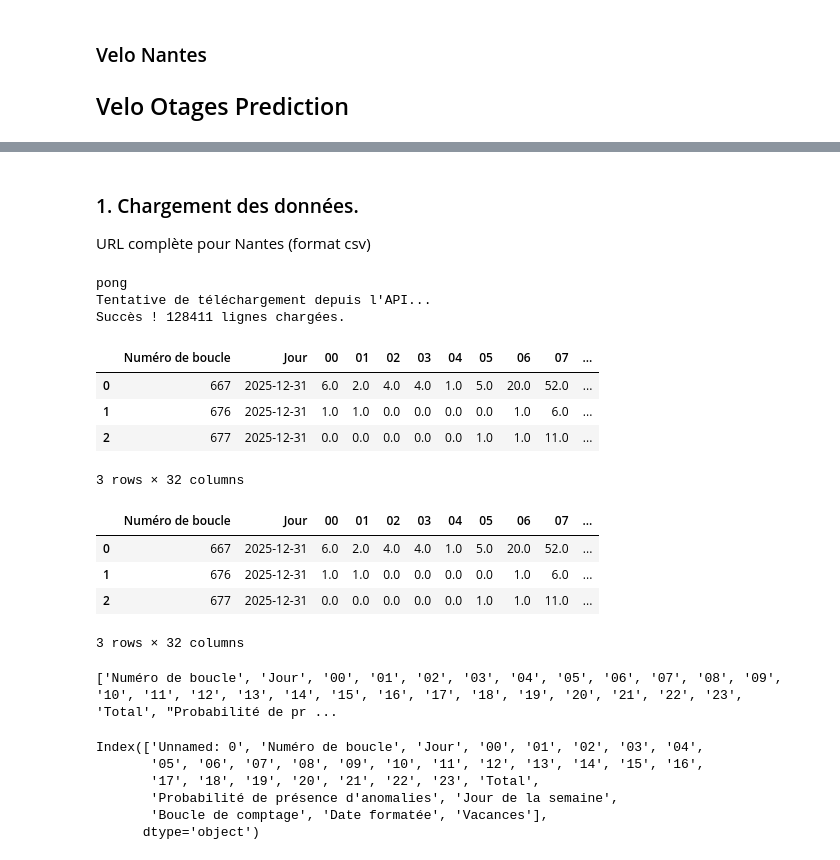
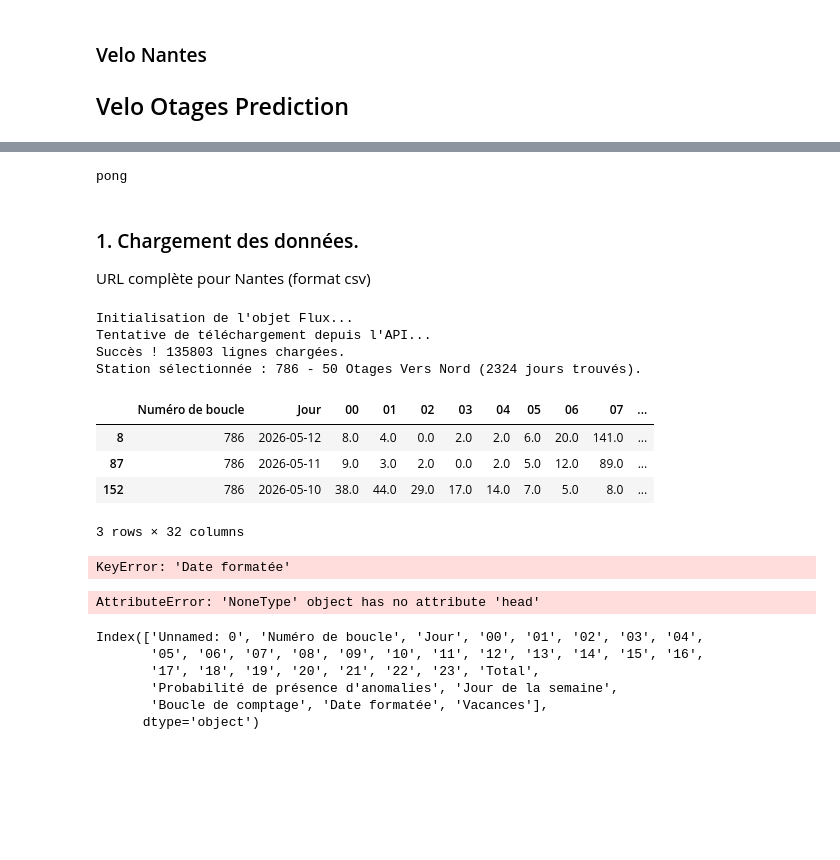
Before and after one commit to charourou/velonantes, a Jupyter notebook: velo_otages_predict.ipynb, the cells around one changed output, grey strips where cells are left out. Drawn from its saved outputs; the diff is of its cells as text; code cells hidden in the pictures; blank space fills up the shorter version.

```diff
--- a/velo_otages_predict.ipynb
+++ b/velo_otages_predict.ipynb
@@ -10,39 +16,55 @@ import matplotlib.pyplot as plt
 
 from sklearn.linear_model import LinearRegression
 from sklearn.model_selection import learning_curve, train_test_split, cross_val_score
+# %%
+from velodata.data import VeloData
+
+# Initialisation
+api = VeloData()
+api.ping()
+# %% [output]
+pong
 # %% [markdown]
 ### 1. Chargement des données.
 
 URL complète pour Nantes (format csv)
 # %%
-from velodata.data import VeloData
+from velodata.fluxes import Flux
 
-# Initialisation
-api = VeloData()
-api.ping()
+# 1. Instanciation (charge les données en mémoire)
+gestionnaire_flux = Flux()
 
-# Récupération
-df_raw = api.get_data()
+# 2. Création de la pipeline de traitement
+df_50_otages = gestionnaire_flux.pick_station(station_name='786 - 50 Otages Vers Nord')
+df_50_otages.head(3)
 # %% [output]
-pong
+Initialisation de l'objet Flux...
 Tentative de téléchargement depuis l'API...
-Succès ! 128411 lignes chargées.
+Succès ! 135803 lignes chargées.
+Station sélectionnée : 786 - 50 Otages Vers Nord (2324 jours trouvés).
 |  | Numéro de boucle | Jour | 00 | 01 | 02 | 03 | 04 | 05 | 06 | 07 | ... |
-| 0 | 667 | 2025-12-31 | 6.0 | 2.0 | 4.0 | 4.0 | 1.0 | 5.0 | 20.0 | 52.0 | ... |
-| 1 | 676 | 2025-12-31 | 1.0 | 1.0 | 0.0 | 0.0 | 0.0 | 0.0 | 1.0 | 6.0 | ... |
-| 2 | 677 | 2025-12-31 | 0.0 | 0.0 | 0.0 | 0.0 | 0.0 | 1.0 | 1.0 | 11.0 | ... |
+| 8 | 786 | 2026-05-12 | 8.0 | 4.0 | 0.0 | 2.0 | 2.0 | 6.0 | 20.0 | 141.0 | ... |
+| 87 | 786 | 2026-05-11 | 9.0 | 3.0 | 2.0 | 0.0 | 2.0 | 5.0 | 12.0 | 89.0 | ... |
+| 152 | 786 | 2026-05-10 | 38.0 | 44.0 | 29.0 | 17.0 | 14.0 | 7.0 | 5.0 | 8.0 | ... |
 3 rows × 32 columns
+# %%
+from velodata.fluxes import Flux
+
+df_50_otages = gestionnaire_flux.horodate(df_50_otages)
+display(df_50_otages.head())
+
+#
+# # Ici, attention, si c'est un cumul JOURNALIER, max_threshold doit être élevé (ex: 8000)
+# df_clean = gestionnaire_flux.review_quality(df_50_otages, target_col='Total', max_threshold=10000)
+# %% [output]
+KeyError: 'Date formatée'
 # %%
-display(df_raw.head(3))
+display(df_50_otages.head(3))
+
 # df_raw.groupby('Boucle de comptage')['Numéro de boucle'].count()
 print(df_raw.columns.tolist())
 # %% [output]
-|  | Numéro de boucle | Jour | 00 | 01 | 02 | 03 | 04 | 05 | 06 | 07 | ... |
-| 0 | 667 | 2025-12-31 | 6.0 | 2.0 | 4.0 | 4.0 | 1.0 | 5.0 | 20.0 | 52.0 | ... |
-| 1 | 676 | 2025-12-31 | 1.0 | 1.0 | 0.0 | 0.0 | 0.0 | 0.0 | 1.0 | 6.0 | ... |
-| 2 | 677 | 2025-12-31 | 0.0 | 0.0 | 0.0 | 0.0 | 0.0 | 1.0 | 1.0 | 11.0 | ... |
-3 rows × 32 columns
+AttributeError: 'NoneType' object has no attribute 'head'
-['Numéro de boucle', 'Jour', '00', '01', '02', '03', '04', '05', '06', '07', '08', '09', '10', '11', '12', '13', '14', '15', '16', '17', '18', '19', '20', '21', '22', '23', 'Total', "Probabilité de pr ...
 # %%
 url_csv = "https://data.nantesmetropole.fr/api/explore/v2.1/catalog/datasets/244400404_comptages-velo-nantes-metropole/exports/csv?lang=fr&timezone=Europe%2FParis&use_labels=true&delimiter=%3B"
 # sep = ;
```
Also changed, not shown: parts of 3 cells of this notebook.
